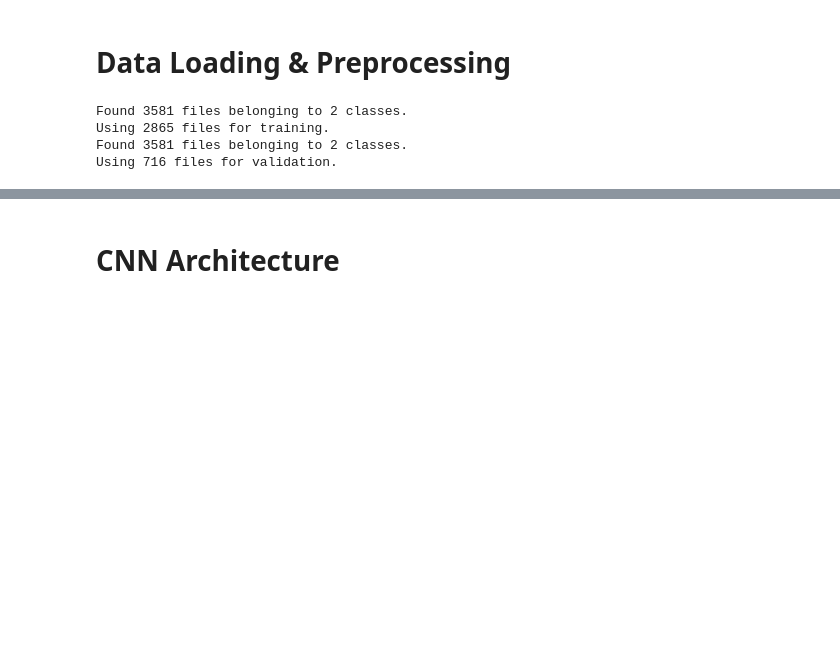
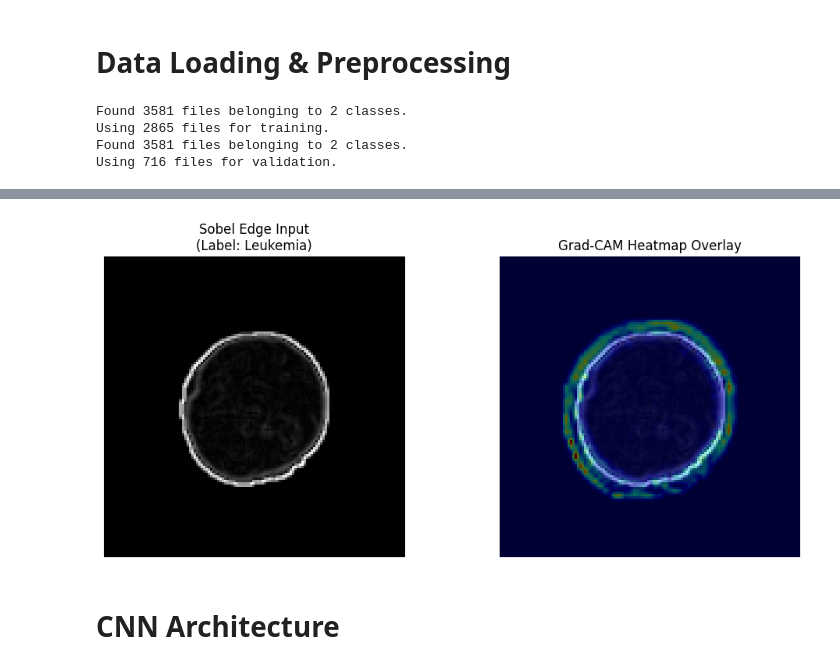
Before and after one commit to padmasriveeramachaneni/Leukemia-Detection-System, a Jupyter notebook: leukemia_detection.ipynb, the cells around one changed output, grey strips where cells are left out. Drawn from its saved outputs; the diff is of its cells as text; code cells hidden in the pictures; blank space fills up the shorter version.

```diff
--- a/leukemia_detection.ipynb
+++ b/leukemia_detection.ipynb
@@ -157,3 +545,90 @@ Using 716 files for validation.
+# %%
+import numpy as np
+import tensorflow as tf
+import matplotlib.pyplot as plt
+
+def generate_grad_cam(img_tensor, model, last_conv_layer_name):
+    # Ensure the model is built by calling it with a dummy input
+    # This is often needed for Sequential models when constructing new functional models from them
+    if not model.built:
+        # Use a dummy input with the expected shape (batch_size=1, IMG_SIZE, IMG_SIZE, 1 channel for grayscale)
+        dummy_input = tf.zeros((1, 128, 128, 1), dtype=img_tensor.dtype)
+        _ = model(dummy_input)
+
+    # 1. Setup the last conv layer and the prediction layer
+    last_conv_layer = model.get_layer(last_conv_layer_name)
+
+    # 2. Re-build a functional model from the inputs to the desired outputs
+    # This avoids the "layer not called" error by linking them explicitly
+    grad_model = tf.keras.Model(
+        inputs=model.inputs,
+        outputs=[last_conv_layer.output, model.layers[-1].output] # Changed model.output to model.layers[-1].output
+    )
+
+    # 3. Use GradientTape to monitor the forward pass
+    with tf.GradientTape() as tape:
+        # Ensure the input is float32
+        img_tensor = tf.cast(img_tensor, tf.float32)
+        last_conv_layer_output, preds = grad_model(img_tensor)
+
+        # Target the specific prediction (since it's binary sigmoid, it's index 0)
+        # We use the prediction value directly as the "loss"
+        class_channel = preds[:, 0]
+
+    # 4. Calculate gradients of the output w.r.t. the last conv layer feature map
+    grads = tape.gradient(class_channel, last_conv_layer_output)
+
+    # 5. Mean intensity of the gradient per feature map channel
+    pooled_grads = tf.reduce_mean(grads, axis=(0, 1, 2))
+
+    # 6. Multiply each channel in the feature map by its importance
+    last_conv_layer_output = last_conv_layer_output[0]
+    heatmap = last_conv_layer_output @ pooled_grads[..., tf.newaxis]
+    heatmap = tf.squeeze(heatmap)
+
+    # 7. ReLU and Normalization
+    heatmap = tf.maximum(heatmap, 0) / (tf.math.reduce_max(heatmap) + 1e-10)
+    return heatmap.numpy()
+
+# --- Execution ---
+
+# Grab a sample (Edge-enhanced version)
+for images, labels in val_ds_edge.take(1):
+    sample_img = images[0]
+    sample_label = labels[0].numpy()
+    break
+
+# Prepare input
+img_input = tf.expand_dims(sample_img, axis=0)
+
+# IMPORTANT: Check layer names to be 100% sure
+# final_edge_model.summary()
+# Usually for build_model_2, the last conv is 'conv2d_1'
+last_conv_layer = [l.name for l in final_edge_model.layers if 'conv2d' in l.name][-1]
+
+# Run the fixed function
+heatmap = generate_grad_cam(img_input, final_edge_model, last_conv_layer)
+
+# --- Visualization ---
+plt.figure(figsize=(12, 5))
+
+plt.subplot(1, 2, 1)
+plt.title(f"Sobel Edge Input\n(Label: {'Leukemia' if sample_label==1 else 'Healthy'})")
+plt.imshow(sample_img[:, :, 0], cmap='gray')
+plt.axis('off')
+
+plt.subplot(1, 2, 2)
+plt.title("Grad-CAM Heatmap Overlay")
+plt.imshow(sample_img[:, :, 0], cmap='gray')
+# Resizing heatmap to match input size (128x128)
+import cv2
+heatmap_resized = cv2.resize(heatmap, (128, 128))
+plt.imshow(heatmap_resized, cmap='jet', alpha=0.4)
+plt.axis('off')
+
+plt.show()
+# %% [output]
+[figure, added]
 # %% [markdown]
 # **CNN Architecture**
 # %%
```
Also changed, not shown: parts of 47 cells of this notebook.
